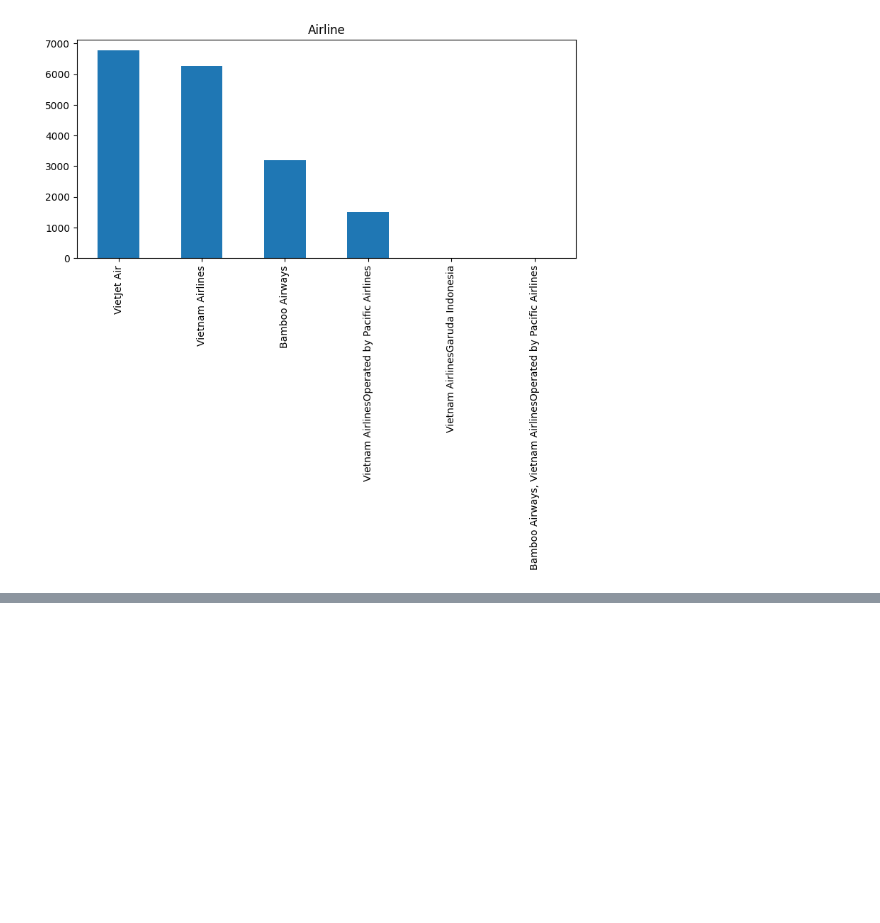
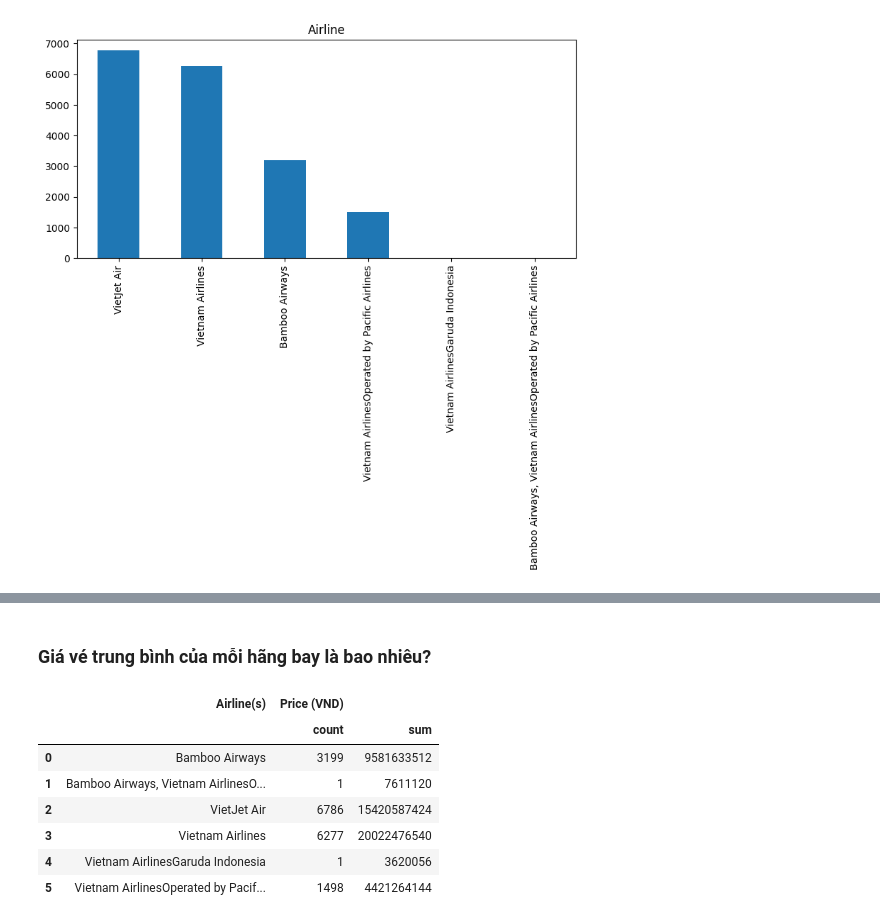
Before and after one commit to PhiHung160420/airline_data_analysis, a Jupyter notebook: model.ipynb, the cells around one changed output, grey strips where cells are left out. Saved outputs shown, nothing was run; the diff lists cells and outputs as text; code cells hidden in the pictures; blank space fills up the shorter version.

```diff
--- a/model.ipynb
+++ b/model.ipynb
@@ -44,0 +74,16 @@ Text(0.5, 1.0, 'Airline')
+# %% [markdown]
+### Giá vé trung bình của mỗi hãng bay là bao nhiêu?
+# %%
+X_agg = df.groupby('Airline(s)', as_index=False).agg({'Price (VND)':['count', 'sum']})
+X_agg
+# nhóm các giá trị trong cột 'Airline(s)' của df
+# sau đó tính tổng số lượng vé (count) và tổng giá trị của các vé (sum) cho mỗi hãng hàng không dựa trên cột 'Price (VND)'
+# %% [output]
+|  | Airline(s) | Price (VND) |  |
+|  |  | count | sum |
+| 0 | Bamboo Airways | 3199 | 9581633512 |
+| 1 | Bamboo Airways, Vietnam AirlinesO... | 1 | 7611120 |
+| 2 | VietJet Air | 6786 | 15420587424 |
+| 3 | Vietnam Airlines | 6277 | 20022476540 |
+| 4 | Vietnam AirlinesGaruda Indonesia | 1 | 3620056 |
+| 5 | Vietnam AirlinesOperated by Pacif... | 1498 | 4421264144 |
```
Also changed, not shown: parts of 4 cells of this notebook.
